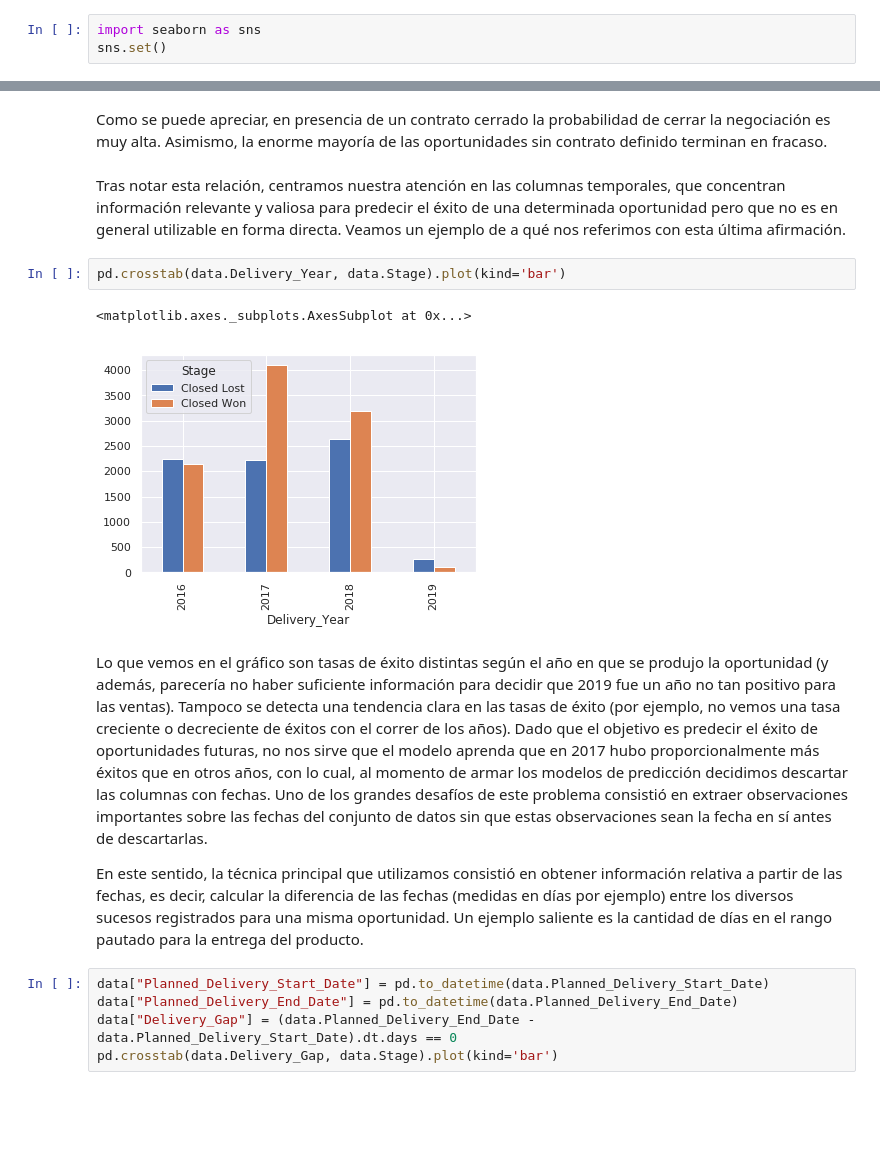
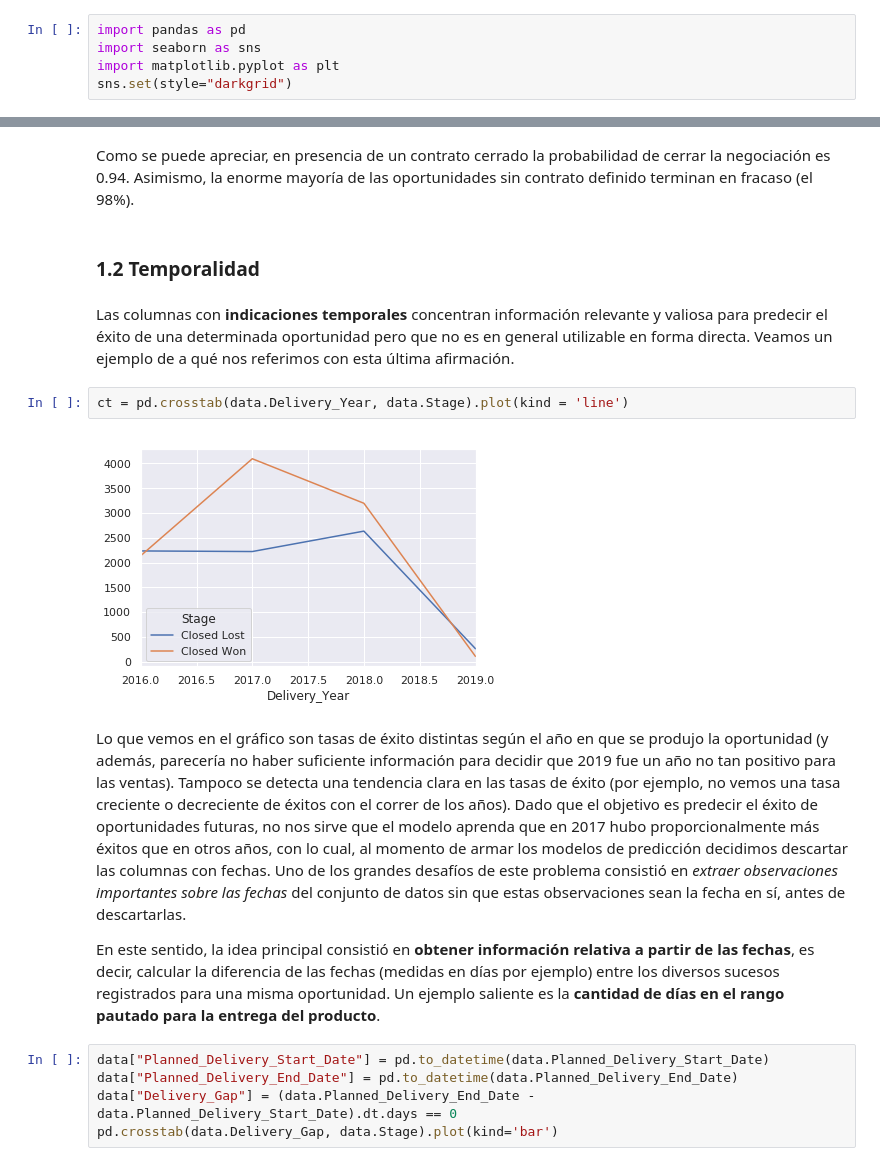
Before and after one commit to eugenusb/Alix2020, a Jupyter notebook: informe.ipynb, the cells around one changed output, grey strips where cells are left out. Saved outputs shown, nothing was run; the diff lists cells and outputs as text; blank space fills up the shorter version.

```diff
--- a/informe.ipynb
+++ b/informe.ipynb
@@ -20,4 +23,6 @@ Encontramos que de toda la información provista por las columnas en el conjunto
 # %%
+import pandas as pd
 import seaborn as sns
-sns.set()
+import matplotlib.pyplot as plt
+sns.set(style="darkgrid")
 # %%
@@ -32,16 +43,17 @@ pd.crosstab(data.Contract_Defined, data.Stage).plot(kind='bar')
 # %% [markdown]
-Como se puede apreciar, en presencia de un contrato cerrado la probabilidad de cerrar la negociación es muy alta. Asimismo, la enorme mayoría de las oportunidades sin contrato definido terminan en fracaso.
+Como se puede apreciar, en presencia de un contrato cerrado la probabilidad de cerrar la negociación es 0.94. Asimismo, la enorme mayoría de las oportunidades sin contrato definido terminan en fracaso (el 98%).
+# %% [markdown]
+### 1.2 Temporalidad
 # %% [markdown]
-Tras notar esta relación, centramos nuestra atención en las columnas temporales, que concentran información relevante y valiosa para predecir el éxito de una determinada oportunidad pero que no es en general utilizable en forma directa. Veamos un ejemplo de a qué nos referimos con esta última afirmación.
+Las columnas con **indicaciones temporales** concentran información relevante y valiosa para predecir el éxito de una determinada oportunidad pero que no es en general utilizable en forma directa. Veamos un ejemplo de a qué nos referimos con esta última afirmación.
 # %%
-pd.crosstab(data.Delivery_Year, data.Stage).plot(kind='bar')
+ct = pd.crosstab(data.Delivery_Year, data.Stage).plot(kind = 'line')
 # %% [output]
-<matplotlib.axes._subplots.AxesSubplot at 0x...>
-[figure, old version]
+[figure, new version]
 # %% [markdown]
-Lo que vemos en el gráfico son tasas de éxito distintas según el año en que se produjo la oportunidad (y además, parecería no haber suficiente información para decidir que 2019 fue un año no tan positivo para las ventas).  Tampoco se detecta una tendencia clara en las tasas de éxito (por ejemplo, no vemos una tasa creciente o decreciente de éxitos con el correr de los años). Dado que el objetivo es predecir el éxito de oportunidades futuras, no nos sirve que el modelo aprenda que en 2017 hubo proporcionalmente más éxitos que en otros años, con lo cual, al momento de armar los modelos de predicción decidimos descartar las columnas con fechas. Uno de los grandes desafíos de este problema consistió en extraer observaciones importantes sobre las fechas del conjunto de datos sin que estas observaciones sean la fecha en sí antes de descartarlas.
+Lo que vemos en el gráfico son tasas de éxito distintas según el año en que se produjo la oportunidad (y además, parecería no haber suficiente información para decidir que 2019 fue un año no tan positivo para las ventas).  Tampoco se detecta una tendencia clara en las tasas de éxito (por ejemplo, no vemos una tasa creciente o decreciente de éxitos con el correr de los años). Dado que el objetivo es predecir el éxito de oportunidades futuras, no nos sirve que el modelo aprenda que en 2017 hubo proporcionalmente más éxitos que en otros años, con lo cual, al momento de armar los modelos de predicción decidimos descartar las columnas con fechas. Uno de los grandes desafíos de este problema consistió en _extraer observaciones importantes sobre las fechas_ del conjunto de datos sin que estas observaciones sean la fecha en sí, antes de descartarlas.
 
-En este sentido, la técnica principal que utilizamos consistió en obtener información relativa a partir de las fechas, es decir, calcular la diferencia de las fechas (medidas en días por ejemplo) entre los diversos sucesos registrados para una misma oportunidad. Un ejemplo saliente es la cantidad de días en el rango pautado para la entrega del producto.
+En este sentido, la idea principal consistió en **obtener información relativa a partir de las fechas**, es decir, calcular la diferencia de las fechas (medidas en días por ejemplo) entre los diversos sucesos registrados para una misma oportunidad. Un ejemplo saliente es la **cantidad de días en el rango pautado para la entrega del producto**.
 # %%
 data["Planned_Delivery_Start_Date"] = pd.to_datetime(data.Planned_Delivery_Start_Date)
 data["Planned_Delivery_End_Date"] = pd.to_datetime(data.Planned_Delivery_End_Date)
```
Also changed, not shown: parts of 19 cells of this notebook.
